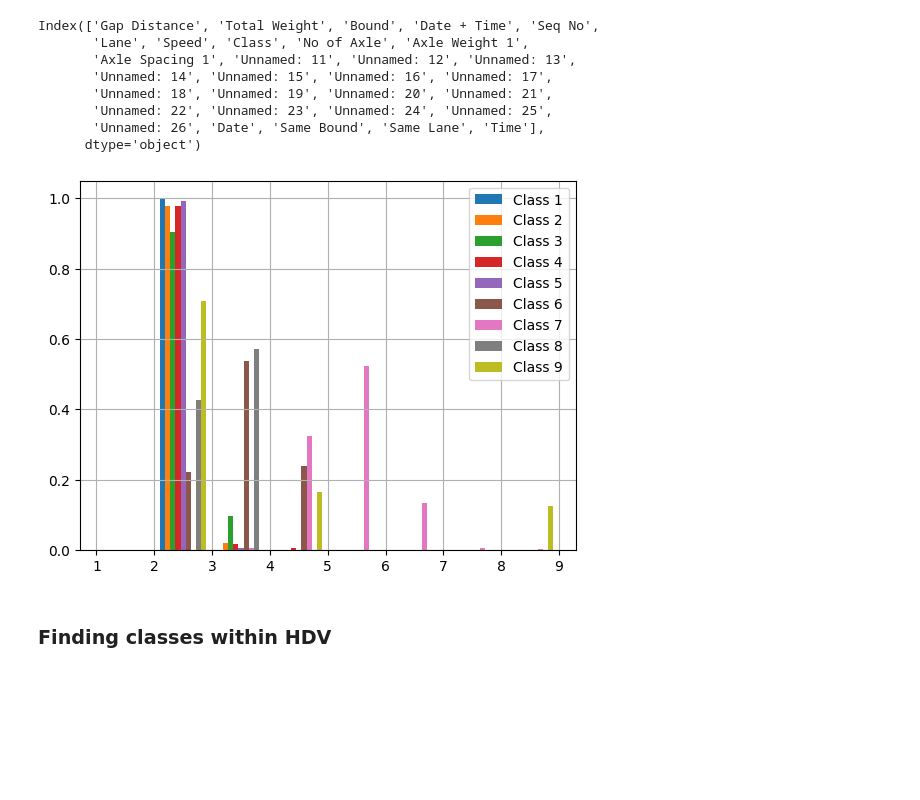
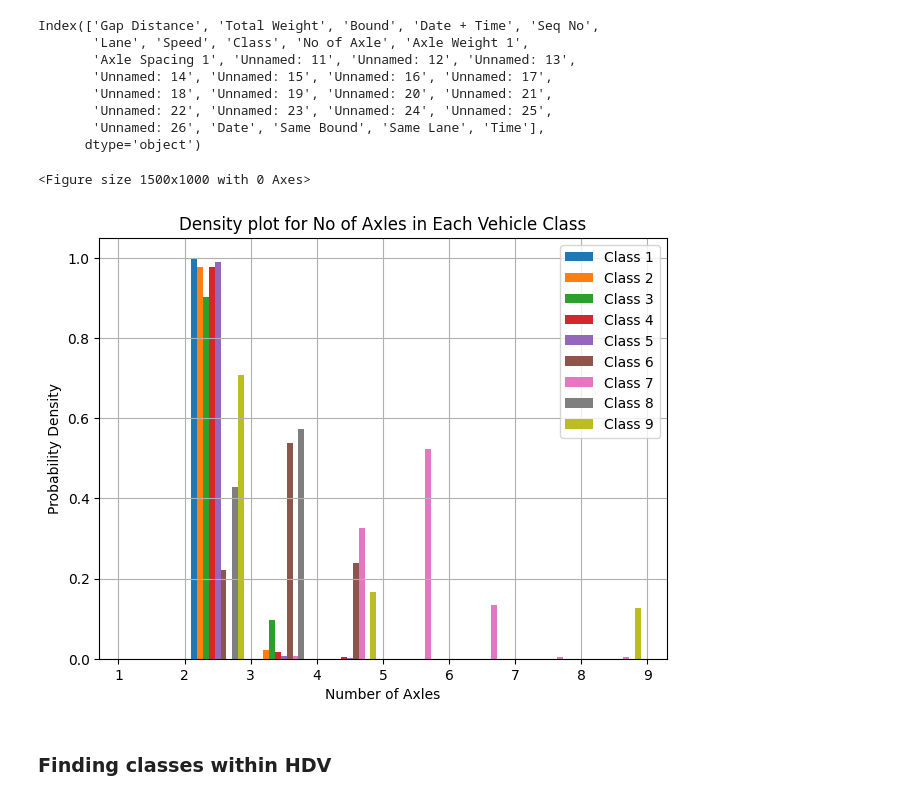
Before and after one commit to felixthe-cat/Personal_Projects, a Jupyter notebook: Final_Year_Project/Data_handle.ipynb, the cells around one changed output. Cells and saved outputs as stored; diff of their text form; code cells hidden in the pictures; blank space fills up the shorter version.

Commit message:
generated new graphs

```diff
--- a/Final_Year_Project/Data_handle.ipynb
+++ b/Final_Year_Project/Data_handle.ipynb
@@ -184,0 +195,8 @@ fig.autofmt_xdate()
+# %%
+fig, ax1 = plt.subplots(1,1)
+violinplot(data=gap_list, ax=ax1, labels=date_list, side='right', show_boxplot=False)
+plt.setp(ax1, ylim=[0,20000], xlabel = 'Date', ylabel = 'Gap Distance (m)')
+plt.title('Violin Plot of Gap Distance Against Different Days')
+fig.tight_layout()
+fig.autofmt_xdate()
+plt.show()
@@ -438,5 +460,6 @@ def vehicular_flow_in_hours_with_average_and_scatter():
 # %%
 # Defining Data
+VF_testing, time_list = vehicular_flow_in_hours_setup()
 tmp = VF_testing.dropna(subset=["Average"])
 
 # Building NN
@@ -453,7 +476,7 @@ X_train      = X_train.fillna(X_train.mean())
 # parameters for keras
 input_dim        =  1 # number of neurons in the input layer
 n_neurons        = 100       # number of neurons in the first hidden layer
-epochs           = 3000      # number of training cycles
+epochs           = 1000      # number of training cycles
 
 # keras model
 model = Sequential()        # a model consisting of successive layers
@@ -465,28 +488,11 @@ model.add(Dense(n_neurons, input_dim=input_dim,
 model.add(Dense(n_neurons, activation = 'relu'))
 model.add(Dense(n_neurons, activation = 'relu'))
 model.add(Dense(n_neurons, activation = 'relu'))
+model.add(Dense(n_neurons, activation = 'sigmoid'))
 model.add(Dense(n_neurons, activation = 'relu'))
 model.add(Dense(n_neurons, activation = 'relu'))
 model.add(Dense(n_neurons, activation = 'relu'))
-model.add(Dense(n_neurons, activation = 'relu'))
-model.add(Dense(n_neurons, activation = 'relu'))
-model.add(Dense(n_neurons, activation = 'relu'))
-model.add(Dense(n_neurons, activation = 'relu'))
-model.add(Dense(n_neurons, activation = 'relu'))
-model.add(Dense(n_neurons, activation = 'relu'))
-model.add(Dense(n_neurons, activation = 'relu'))
-model.add(Dense(n_neurons, activation = 'relu'))
-model.add(Dense(n_neurons, activation = 'relu'))
-model.add(Dense(n_neurons, activation = 'relu'))
-model.add(Dense(n_neurons, activation = 'relu'))
-model.add(Dense(n_neurons, activation = 'relu'))
-model.add(Dense(n_neurons, activation = 'relu'))
-model.add(Dense(n_neurons, activation = 'relu'))
-model.add(Dense(n_neurons, activation = 'relu'))
-model.add(Dense(n_neurons, activation = 'relu'))
-model.add(Dense(n_neurons, activation = 'relu'))
-model.add(Dense(n_neurons, activation = 'relu'))
-model.add(Dense(n_neurons, activation = 'relu'))
+model.add(Dense(n_neurons, activation = 'sigmoid'))
 model.add(Dense(n_neurons, activation = 'relu'))
 model.add(Dense(n_neurons, activation = 'relu'))
 model.add(Dense(n_neurons, activation = 'relu'))
@@ -496,7 +502,7 @@ model.add(Dense(1, kernel_initializer='normal'))
 model.compile(loss='mean_squared_error', optimizer='adam')
 
 # train the model
-history = model.fit(X_train,y_train, epochs=epochs, verbose=0, validation_split=0.2)
+history = model.fit(X_train,y_train, epochs=epochs, verbose=1, validation_split=0.1)
 
 # use the model to predict the prices for the test data
 y_predicted = model.predict(X_train)
@@ -867,27 +923,33 @@ Index(['Gap Distance', 'Total Weight', 'Bound', 'Date + Time', 'Seq No',
        'Unnamed: 26', 'Date', 'Same Bound', 'Same Lane', 'Time'],
       dtype='object')
 # %%
+from importlib import reload
+plt=reload(plt)
 def axle_distribution_for_each_class_plot():
     X = []
     all_vehicle_classes = sorted(all_data['Class'].unique())
     diff_no_of_axles = sorted(all_data['No of Axle'].unique())
 
     for vehicle_class in all_vehicle_classes:
         tmp = all_data[all_data['Class']== vehicle_class][['Total Weight','Gap Distance','No of Axle']]
         X.append(np.array(tmp['No of Axle']))
     labels = ['Class '+ str(x) for x in all_vehicle_classes]
 
-    # plt.figure(figsize=(15, 10))
-    plt.title = ('Density plot for No of Axles in Each Vehicle Class')
+    plt.figure(figsize=(15, 10))
+    fig, ax1 = plt.subplots(1,1)
     plt.tight_layout()
     plt.hist(X,bins=all_vehicle_classes, density=True, histtype='bar', label=labels)
+    plt.title('Density plot for No of Axles in Each Vehicle Class')
+    plt.ylabel('Probability Density')
+    plt.xlabel('Number of Axles')
     plt.legend()
     plt.grid()
     plt.show()
     return
 axle_distribution_for_each_class_plot()
 # %% [output]
+<Figure size 1500x1000 with 0 Axes>
-[figure, old version]
+[figure, new version]
 # %%
 from collections import Counter
 
```
Also changed, not shown: parts of 25 cells of this notebook, 7 other files.
